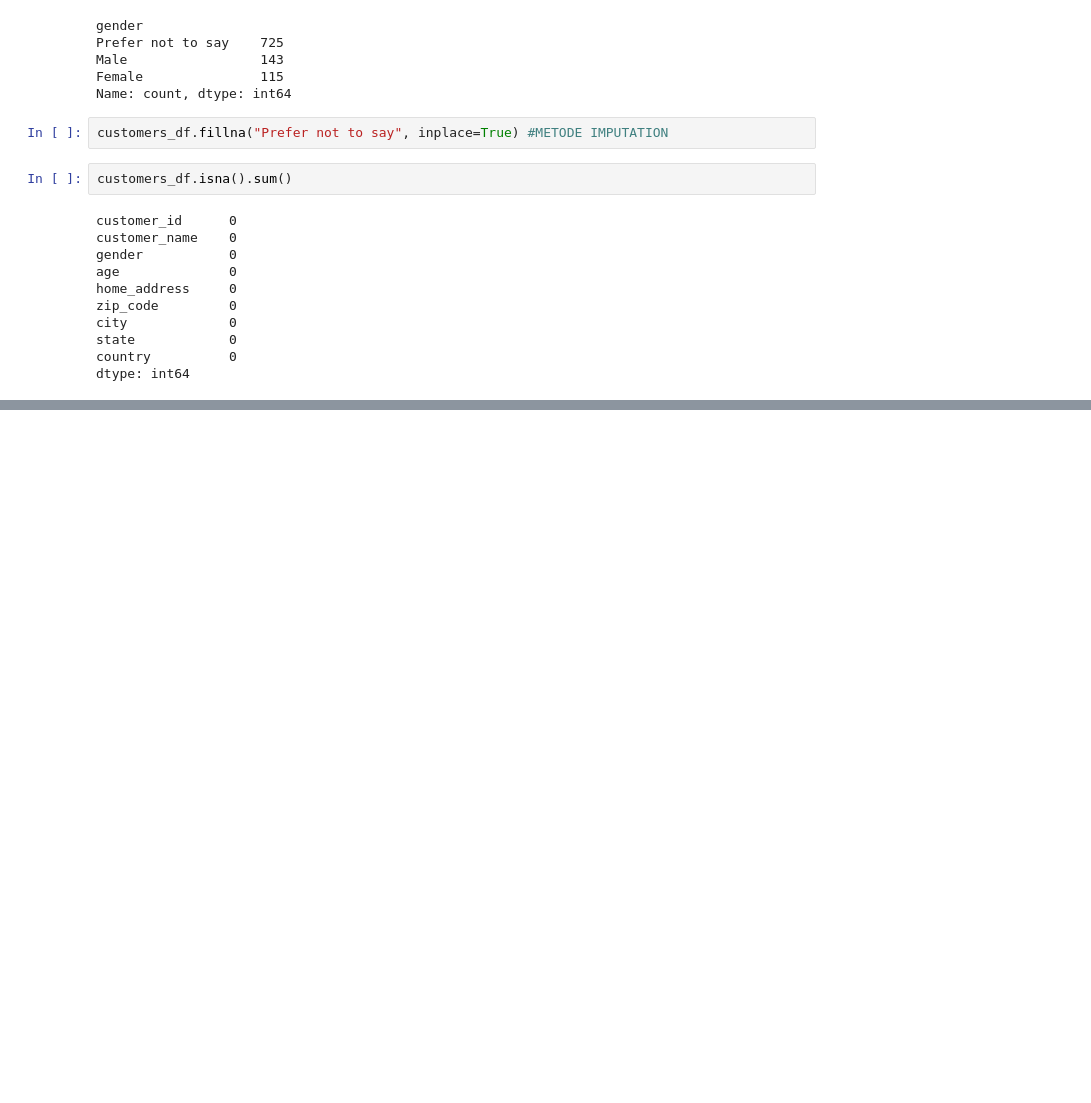
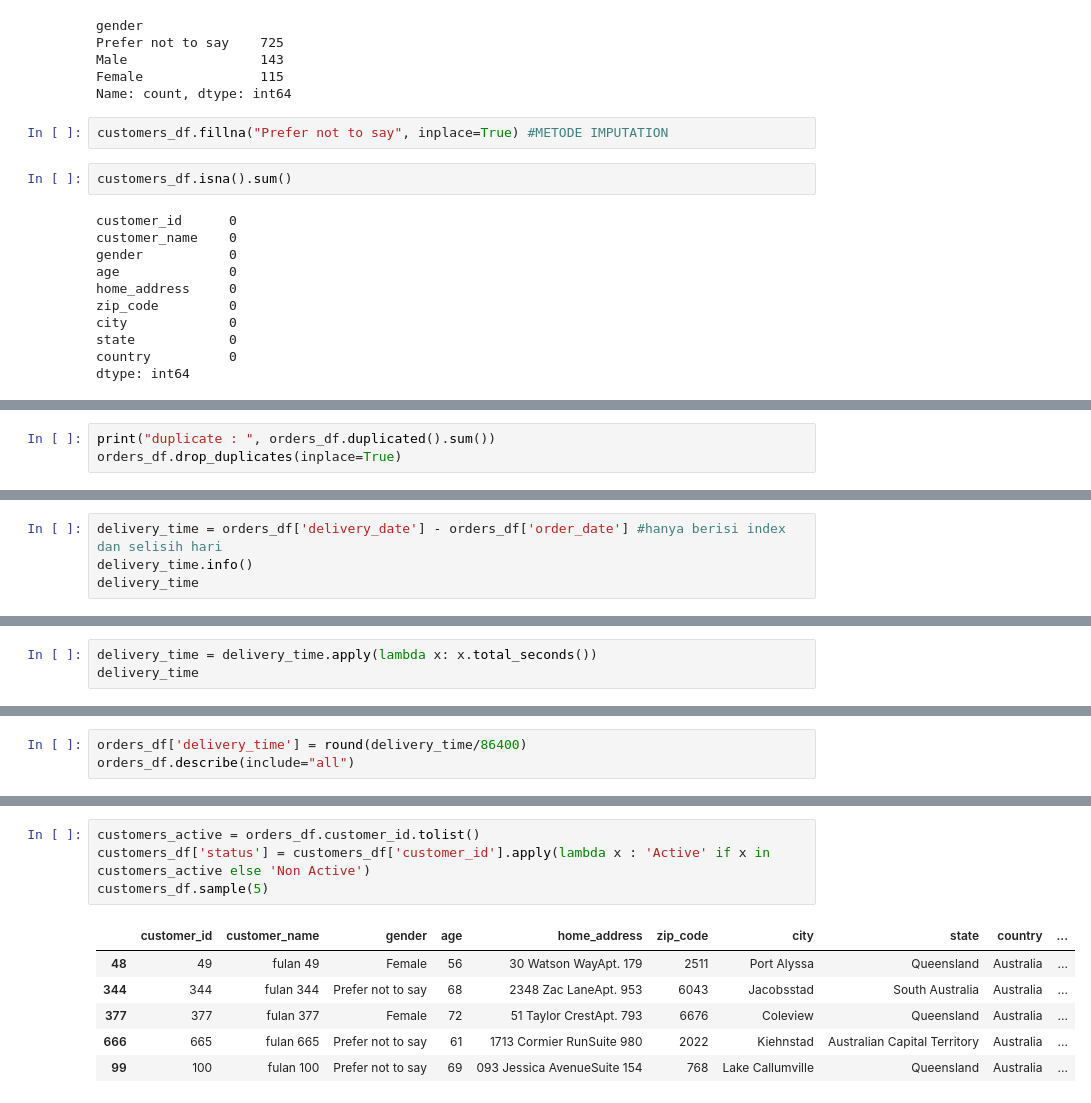
Before and after one commit to Fatah03111995/phyton, a Jupyter notebook: case_dicoshop/notebook.ipynb/analysis_data.ipynb, the cells around one changed output, grey strips where cells are left out. Cells and saved outputs as stored; diff of their text form; blank space fills up the shorter version.

```diff
--- a/case_dicoshop/notebook.ipynb/analysis_data.ipynb
+++ b/case_dicoshop/notebook.ipynb/analysis_data.ipynb
@@ -195,0 +216,3 @@ dtype: int64
+# %%
+print("duplicate : ", orders_df.duplicated().sum())
+orders_df.drop_duplicates(inplace=True)
@@ -195,0 +221,4 @@ dtype: int64
+# %%
+delivery_time = orders_df['delivery_date'] - orders_df['order_date'] #hanya berisi index dan selisih hari
+delivery_time.info()
+delivery_time
@@ -195,0 +246,3 @@ dtype: int64
+# %%
+delivery_time = delivery_time.apply(lambda x: x.total_seconds())
+delivery_time
@@ -195,0 +262,3 @@ dtype: int64
+# %%
+orders_df['delivery_time'] = round(delivery_time/86400)
+orders_df.describe(include="all")
@@ -195,0 +275,11 @@ dtype: int64
+# %%
+customers_active = orders_df.customer_id.tolist()
+customers_df['status'] = customers_df['customer_id'].apply(lambda x : 'Active' if x in customers_active else 'Non Active')
+customers_df.sample(5)
+# %% [output]
+|  | customer_id | customer_name | gender | age | home_address | zip_code | city | state | country | ... |
+| 48 | 49 | fulan 49 | Female | 56 | 30 Watson WayApt. 179 | 2511 | Port Alyssa | Queensland | Australia | ... |
+| 344 | 344 | fulan 344 | Prefer not to say | 68 | 2348 Zac LaneApt. 953 | 6043 | Jacobsstad | South Australia | Australia | ... |
+| 377 | 377 | fulan 377 | Female | 72 | 51 Taylor CrestApt. 793 | 6676 | Coleview | Queensland | Australia | ... |
+| 666 | 665 | fulan 665 | Prefer not to say | 61 | 1713 Cormier RunSuite 980 | 2022 | Kiehnstad | Australian Capital Territory | Australia | ... |
+| 99 | 100 | fulan 100 | Prefer not to say | 69 | 093 Jessica AvenueSuite 154 | 768 | Lake Callumville | Queensland | Australia | ... |
```
Also changed, not shown: parts of 12 cells of this notebook, 3 other files.
